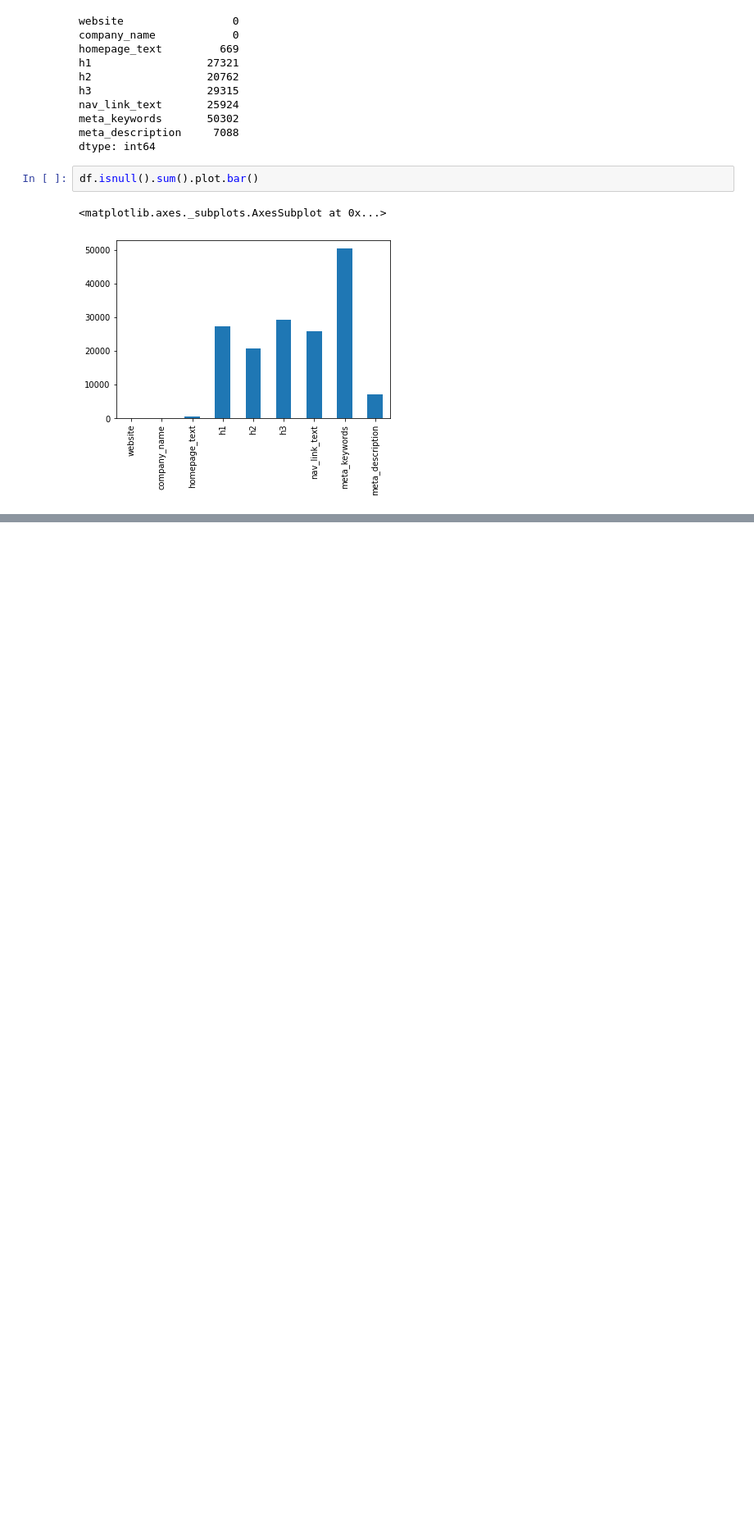
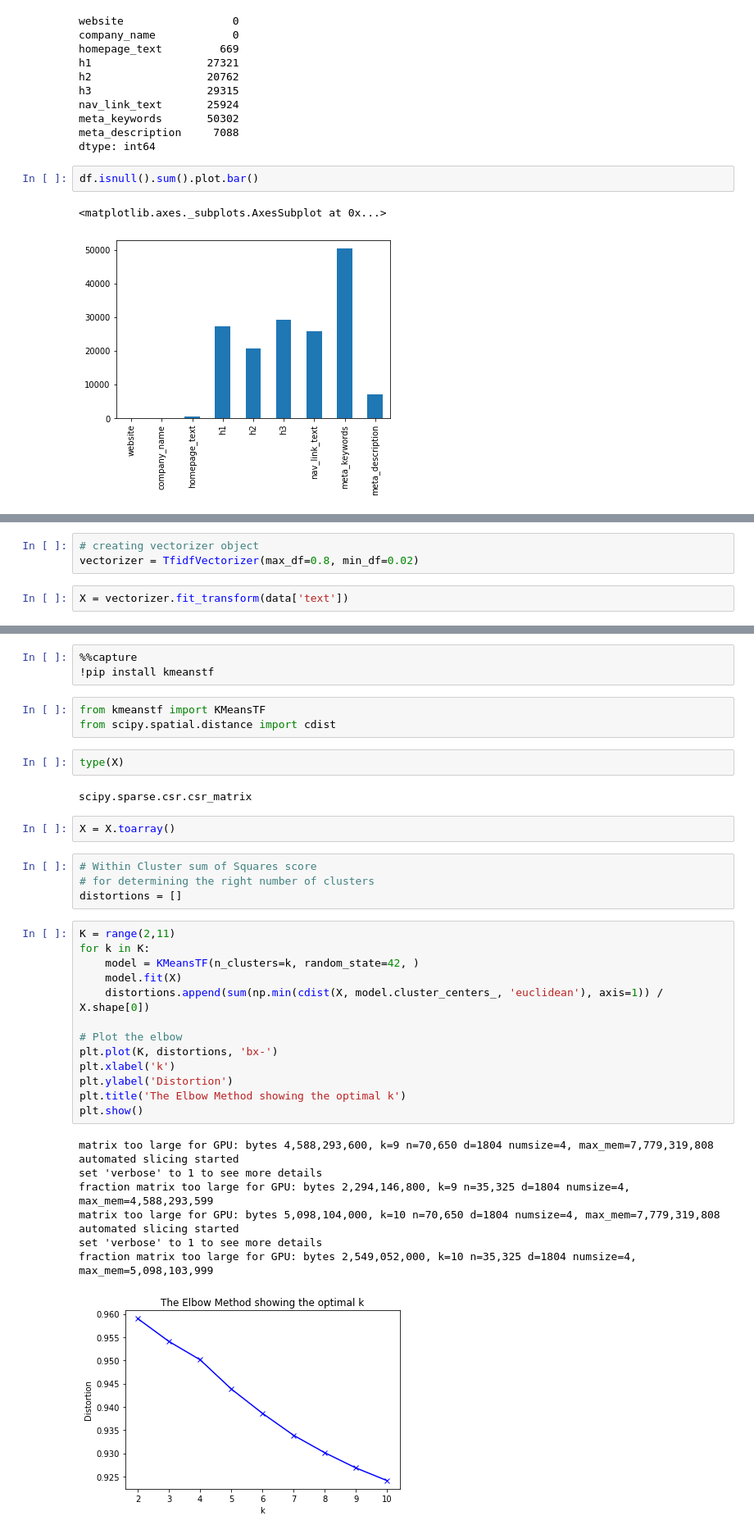
Before and after one commit to dis-is-pj/Company-Classification-Capstone-Project, a Jupyter notebook: Prashant_Jha_Company_Classification_Capstone_Project.ipynb, the cells around one changed output, grey strips where cells are left out. Shown at 82% size. Drawn from its saved outputs; the diff is of its cells as text; blank space fills up the shorter version.

Commit message:
Pre-processed the text and merged all columns into one. Then I also tried clustering it and plotted WCSS.

```diff
--- a/Prashant_Jha_Company_Classification_Capstone_Project.ipynb
+++ b/Prashant_Jha_Company_Classification_Capstone_Project.ipynb
@@ -88,0 +234,5 @@ Still there are huge null values
+# %%
+# creating vectorizer object
+vectorizer = TfidfVectorizer(max_df=0.8, min_df=0.02)
+# %%
+X = vectorizer.fit_transform(data['text'])
@@ -88,0 +249,39 @@ Still there are huge null values
+# %%
+%%capture
+!pip install kmeanstf
+# %%
+from kmeanstf import KMeansTF
+from scipy.spatial.distance import cdist
+# %%
+type(X)
+# %% [output]
+scipy.sparse.csr.csr_matrix
+# %%
+X = X.toarray()
+# %%
+# Within Cluster sum of Squares score
+# for determining the right number of clusters
+distortions = []
+# %%
+K = range(2,11)
+for k in K:
+    model = KMeansTF(n_clusters=k, random_state=42, )
+    model.fit(X)
+    distortions.append(sum(np.min(cdist(X, model.cluster_centers_, 'euclidean'), axis=1)) / X.shape[0])
+
+# Plot the elbow
+plt.plot(K, distortions, 'bx-')
+plt.xlabel('k')
+plt.ylabel('Distortion')
+plt.title('The Elbow Method showing the optimal k')
+plt.show()
+# %% [output]
+matrix too large for GPU: bytes 4,588,293,600, k=9 n=70,650 d=1804 numsize=4, max_mem=7,779,319,808
+automated slicing started
+set 'verbose' to 1 to see more details
+fraction matrix too large for GPU: bytes 2,294,146,800, k=9 n=35,325 d=1804 numsize=4, max_mem=4,588,293,599
+matrix too large for GPU: bytes 5,098,104,000, k=10 n=70,650 d=1804 numsize=4, max_mem=7,779,319,808
+automated slicing started
+set 'verbose' to 1 to see more details
+fraction matrix too large for GPU: bytes 2,549,052,000, k=10 n=35,325 d=1804 numsize=4, max_mem=5,098,103,999
+[figure, added]
```
Also changed, not shown: parts of 54 cells of this notebook.
